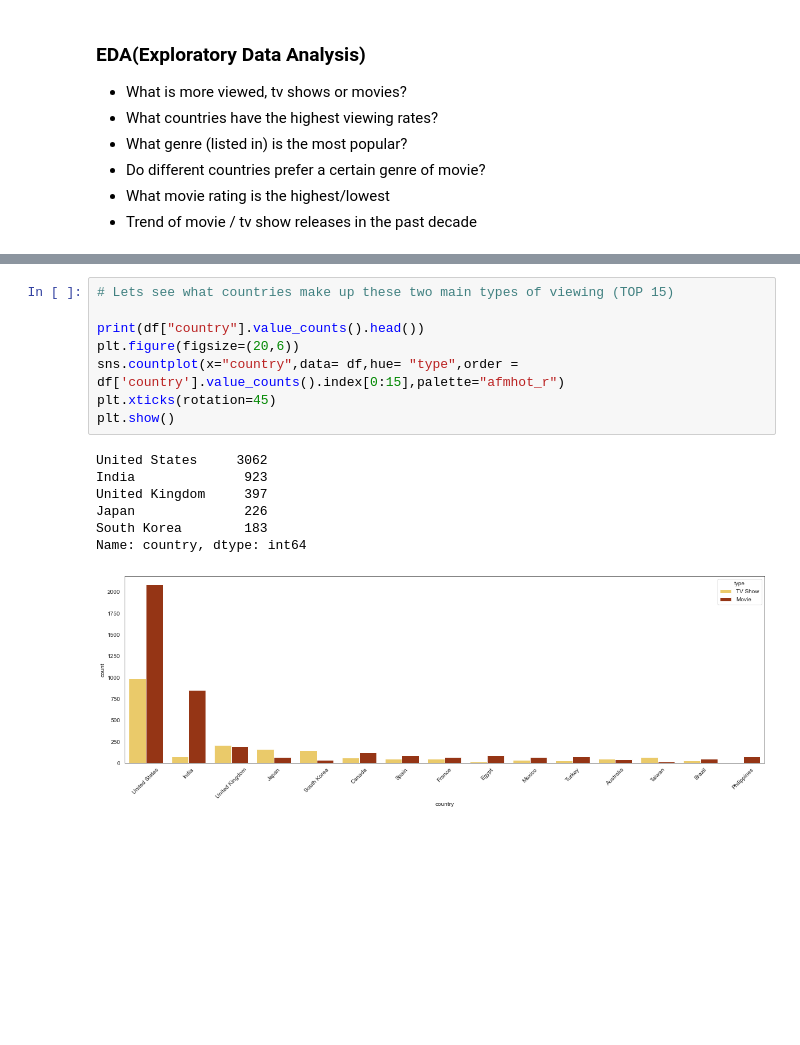
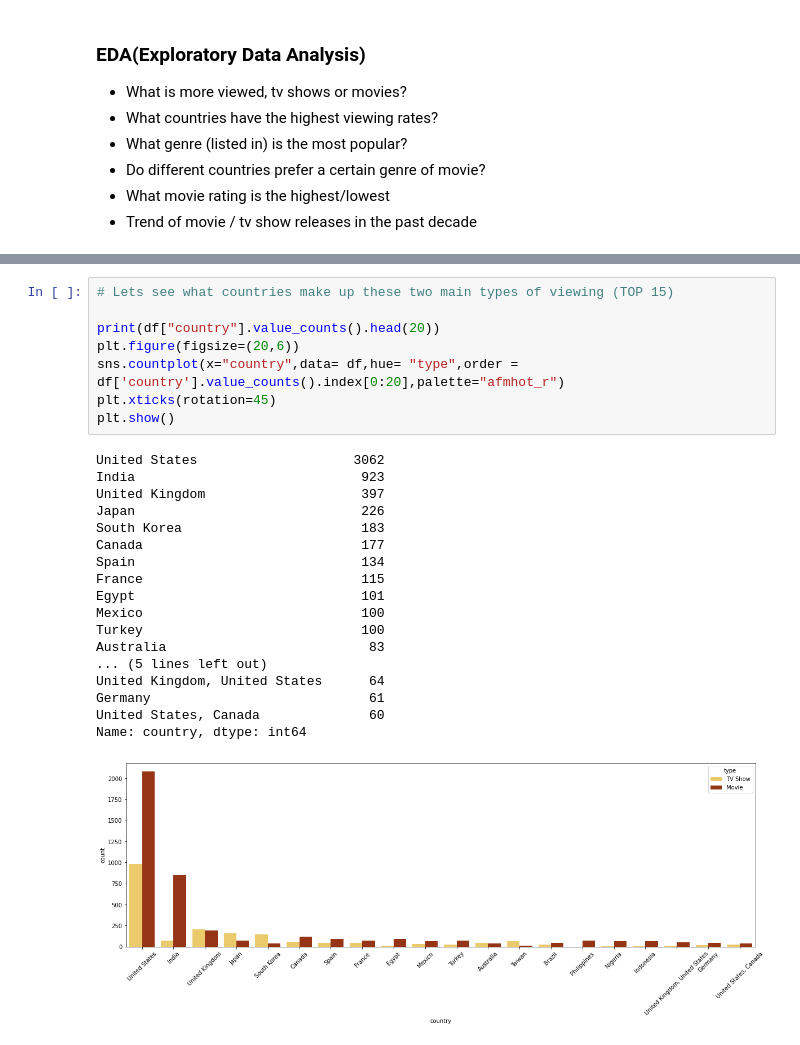
Before and after one commit to HunterKane/Netflix-Data-Analysis-, a Jupyter notebook: Netflix Movie Analysis .ipynb, the cells around one changed output, grey strips where cells are left out. Saved outputs shown, nothing was run; the diff lists cells and outputs as text; blank space fills up the shorter version.

Commit message:
Updated Data
- Completing EDA Process: Most viewed types and ratings

```diff
--- a/Netflix Movie Analysis .ipynb
+++ b/Netflix Movie Analysis .ipynb
@@ -271,16 +276,27 @@ Name: type, dtype: int64
 # %%
 # Lets see what countries make up these two main types of viewing (TOP 15)
 
-print(df["country"].value_counts().head())
+print(df["country"].value_counts().head(20))
 plt.figure(figsize=(20,6))
-sns.countplot(x="country",data= df,hue= "type",order = df['country'].value_counts().index[0:15],palette="afmhot_r")
+sns.countplot(x="country",data= df,hue= "type",order = df['country'].value_counts().index[0:20],palette="afmhot_r")
 plt.xticks(rotation=45)
 plt.show()
 # %% [output]
-United States     3062
-India              923
-United Kingdom     397
-Japan              226
-South Korea        183
+United States                    3062
+India                             923
+United Kingdom                    397
+Japan                             226
+South Korea                       183
+Canada                            177
+Spain                             134
+France                            115
+Egypt                             101
+Mexico                            100
+Turkey                            100
+Australia                          83
+... (5 lines left out)
+United Kingdom, United States      64
+Germany                            61
+United States, Canada              60
 Name: country, dtype: int64
-[figure, old version]
+[figure, new version]
```
Also changed, not shown: parts of 13 cells of this notebook.
